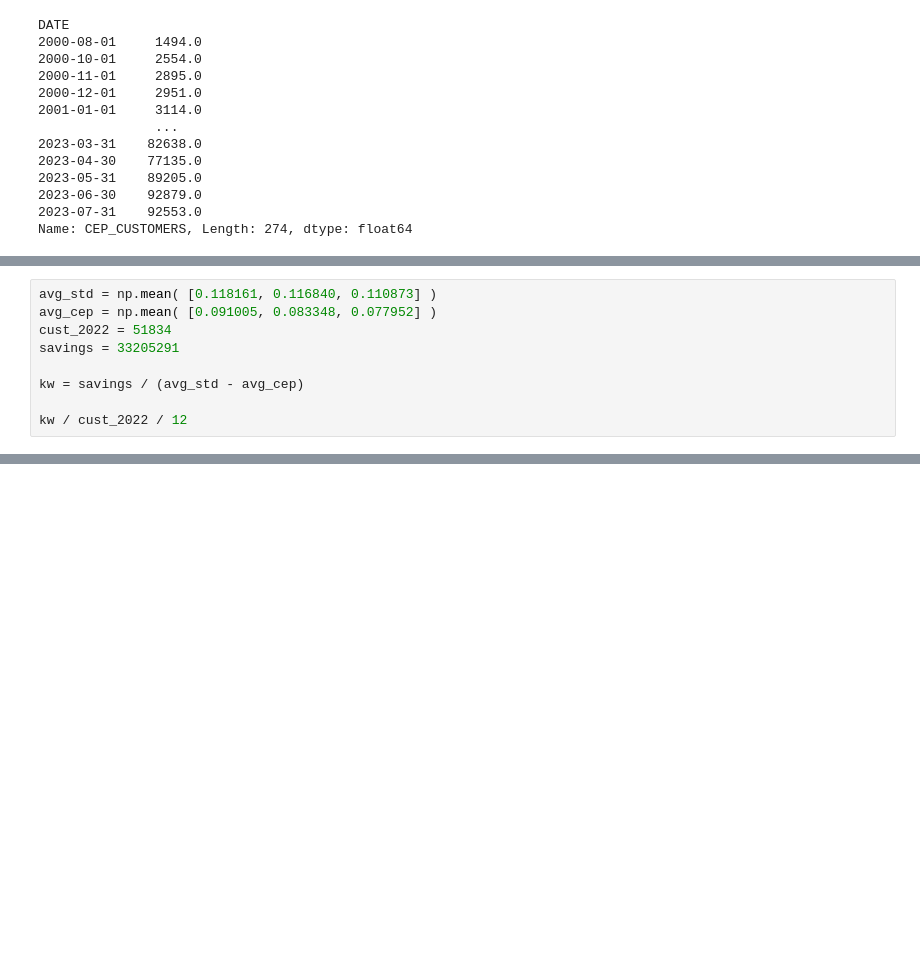
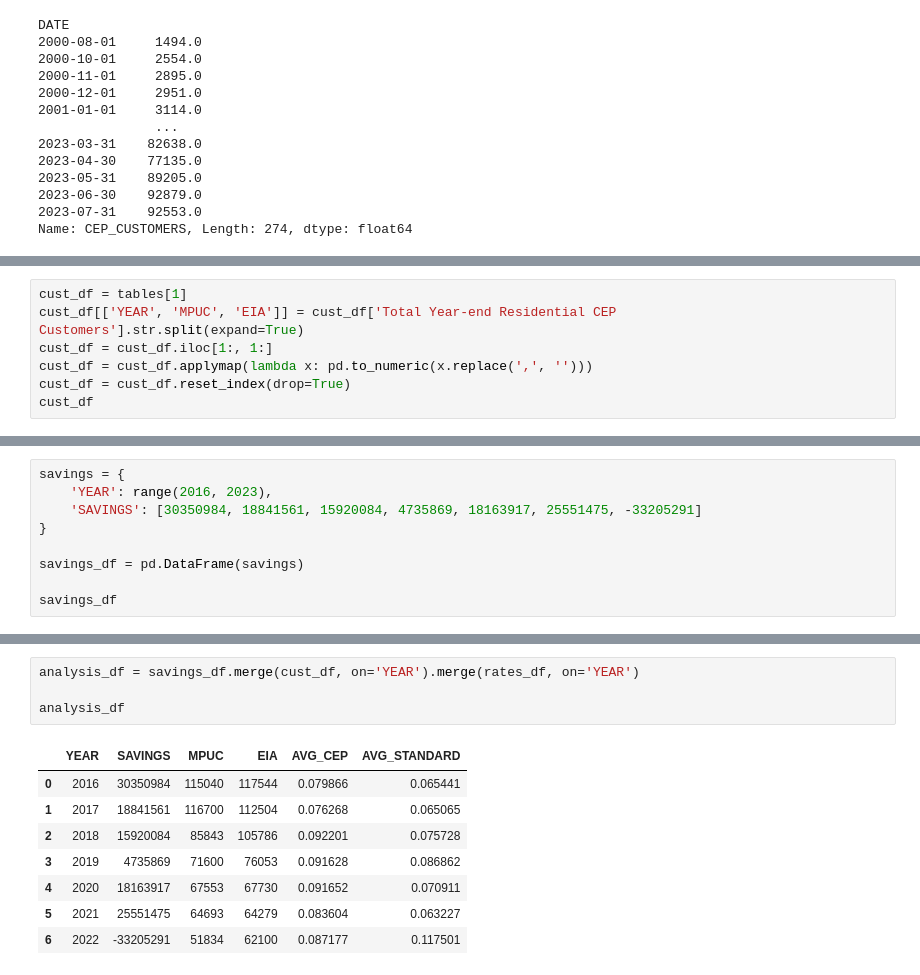
Before and after one commit to darrenfishell/data-projects, a Jupyter notebook: CEPs/eda.ipynb, the cells around one changed output, grey strips where cells are left out. Cells and saved outputs as stored; diff of their text form; blank space fills up the shorter version.

Commit message:
Add analysis of average usage from savings totals

```diff
--- a/CEPs/eda.ipynb
+++ b/CEPs/eda.ipynb
@@ -212,0 +218,7 @@ Name: CEP_CUSTOMERS, Length: 274, dtype: float64
+# %%
+cust_df = tables[1]
+cust_df[['YEAR', 'MPUC', 'EIA']] = cust_df['Total Year-end Residential CEP Customers'].str.split(expand=True)
+cust_df = cust_df.iloc[1:, 1:]
+cust_df = cust_df.applymap(lambda x: pd.to_numeric(x.replace(',', '')))
+cust_df = cust_df.reset_index(drop=True)
+cust_df
@@ -213,10 +234,10 @@ Name: CEP_CUSTOMERS, Length: 274, dtype: float64
 # %%
-avg_std = np.mean( [0.118161, 0.116840, 0.110873] )
-avg_cep = np.mean( [0.091005, 0.083348, 0.077952] )
-cust_2022 = 51834
-savings = 33205291
+savings = {
+    'YEAR': range(2016, 2023),
+    'SAVINGS': [30350984, 18841561, 15920084, 4735869, 18163917, 25551475, -33205291]
+}
 
-kw = savings / (avg_std - avg_cep)
+savings_df = pd.DataFrame(savings)
 
-kw / cust_2022 / 12
+savings_df
 # %% [output]
@@ -223,0 +252,13 @@ kw / cust_2022 / 12
+# %%
+analysis_df = savings_df.merge(cust_df, on='YEAR').merge(rates_df, on='YEAR')
+
+analysis_df
+# %% [output]
+|  | YEAR | SAVINGS | MPUC | EIA | AVG_CEP | AVG_STANDARD |
+| 0 | 2016 | 30350984 | 115040 | 117544 | 0.079866 | 0.065441 |
+| 1 | 2017 | 18841561 | 116700 | 112504 | 0.076268 | 0.065065 |
+| 2 | 2018 | 15920084 | 85843 | 105786 | 0.092201 | 0.075728 |
+| 3 | 2019 | 4735869 | 71600 | 76053 | 0.091628 | 0.086862 |
+| 4 | 2020 | 18163917 | 67553 | 67730 | 0.091652 | 0.070911 |
+| 5 | 2021 | 25551475 | 64693 | 64279 | 0.083604 | 0.063227 |
+| 6 | 2022 | -33205291 | 51834 | 62100 | 0.087177 | 0.117501 |
```
Also changed, not shown: parts of 9 cells of this notebook, 2 other files.
